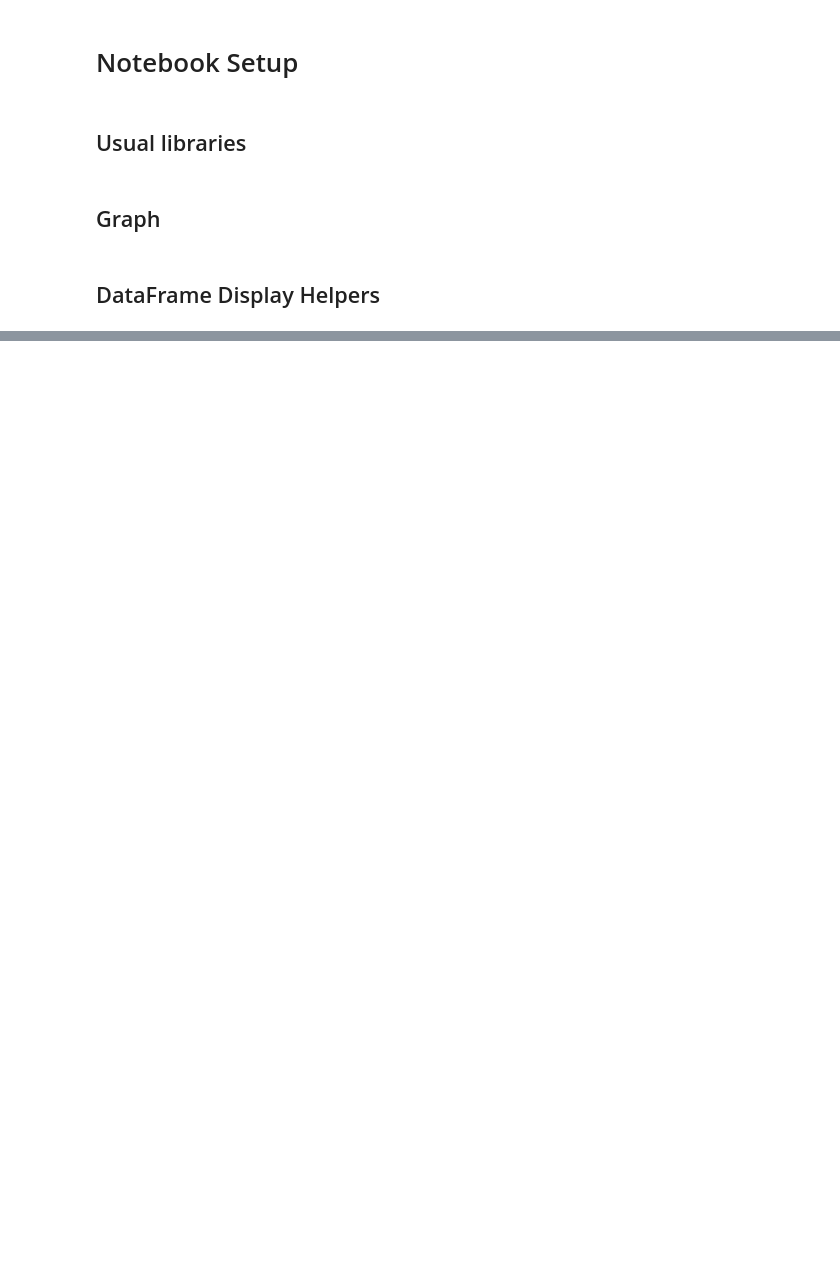
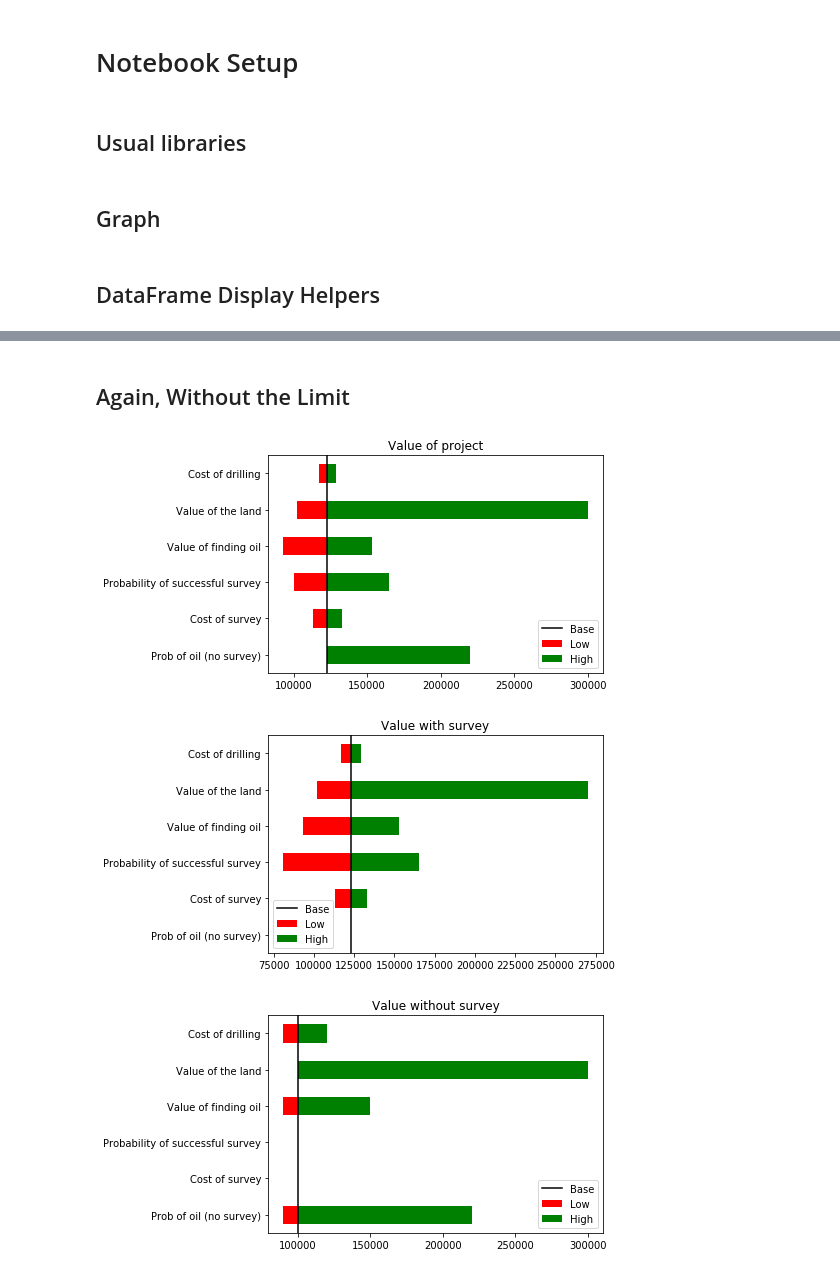
Before and after one commit to francoistrahan/pynes, a Jupyter notebook: pyne/Drill Example.ipynb, the cells around one changed output, grey strips where cells are left out. Saved outputs shown, nothing was run; the diff lists cells and outputs as text; code cells hidden in the pictures; blank space fills up the shorter version.

```diff
--- a/pyne/Drill Example.ipynb
+++ b/pyne/Drill Example.ipynb
@@ -68,0 +171,4 @@ CONFIDENCE_LEVEL = 0.95
+# %%
+from pyne.strategy import Strategy, rpExpected, selectMaxRP
+
+strategy = Strategy(rpExpected, selectMaxRP)
@@ -68,0 +457,11 @@ CONFIDENCE_LEVEL = 0.95
+# %% [markdown]
+## Again, Without the Limit
+# %%
+solver.cashflowLimits.clear()
+sa = SensitivityAnalysis(solver, variables, outputs)
+sa.getImpactGraphs()
+dummy=sa.getIndivisualResponseGraphs()
+# %% [output]
+[figure, added]
+[figure, added]
+[figure, added]
```
Also changed, not shown: parts of 46 cells of this notebook.
